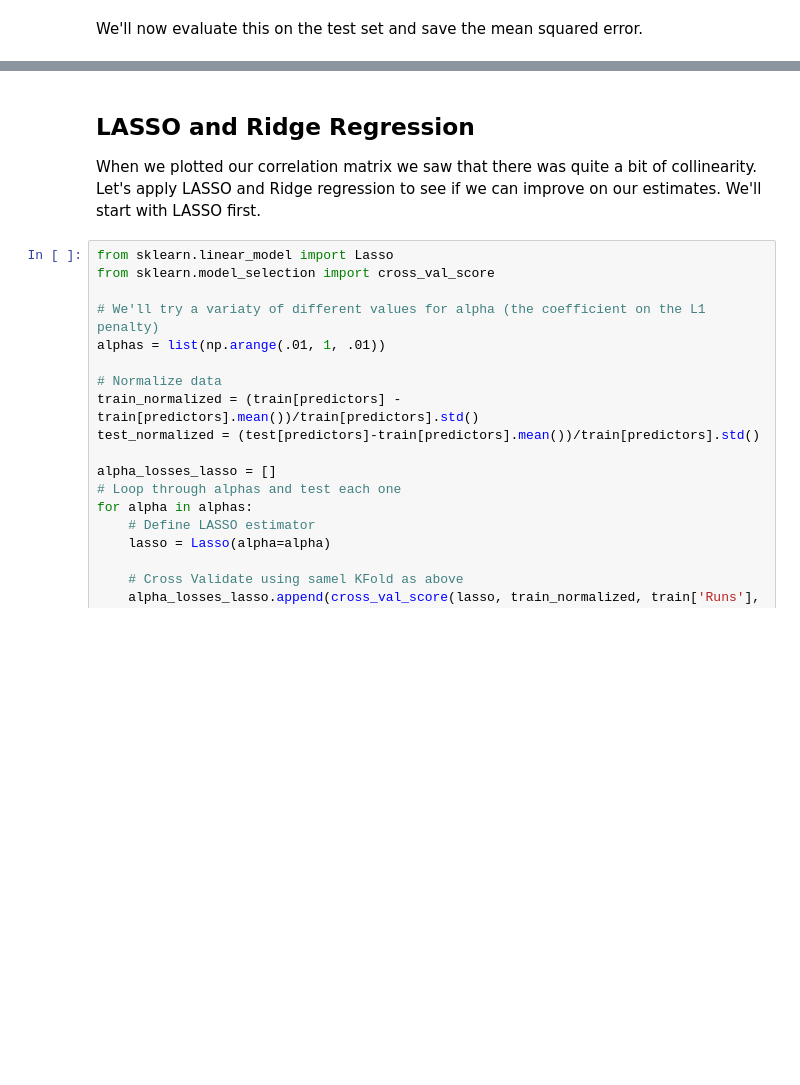
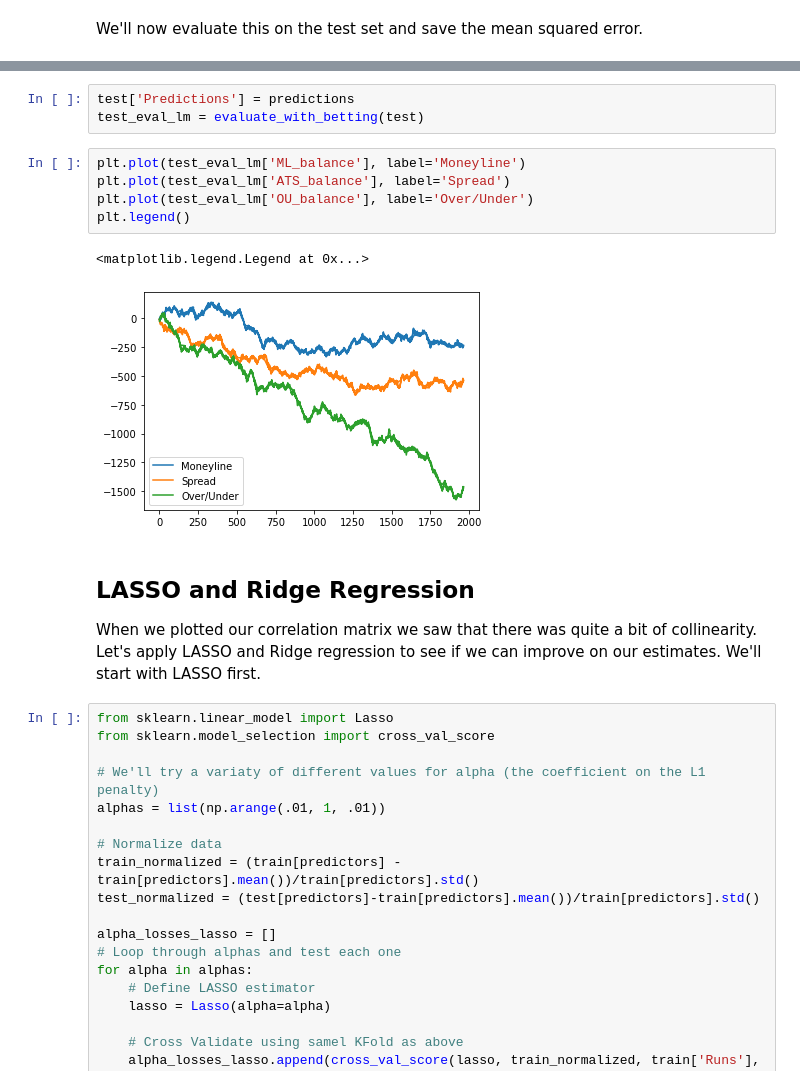
Before and after one commit to EricFriedlander/mlb-predict, a Jupyter notebook: notebooks/model1-singleTeamOffense.ipynb, the cells around one changed output, grey strips where cells are left out. Saved outputs shown, nothing was run; the diff lists cells and outputs as text; blank space fills up the shorter version.

```diff
--- a/notebooks/model1-singleTeamOffense.ipynb
+++ b/notebooks/model1-singleTeamOffense.ipynb
@@ -414,3 +503,14 @@ The root MSE for Linear Regression is 3.320349
+# %%
+test['Predictions'] = predictions
+test_eval_lm = evaluate_with_betting(test)
+# %%
+plt.plot(test_eval_lm['ML_balance'], label='Moneyline')
+plt.plot(test_eval_lm['ATS_balance'], label='Spread')
+plt.plot(test_eval_lm['OU_balance'], label='Over/Under')
+plt.legend()
+# %% [output]
+<matplotlib.legend.Legend at 0x...>
+[figure, added]
 # %% [markdown]
 ## LASSO and Ridge Regression
 
```
Also changed, not shown: parts of 32 cells of this notebook.
